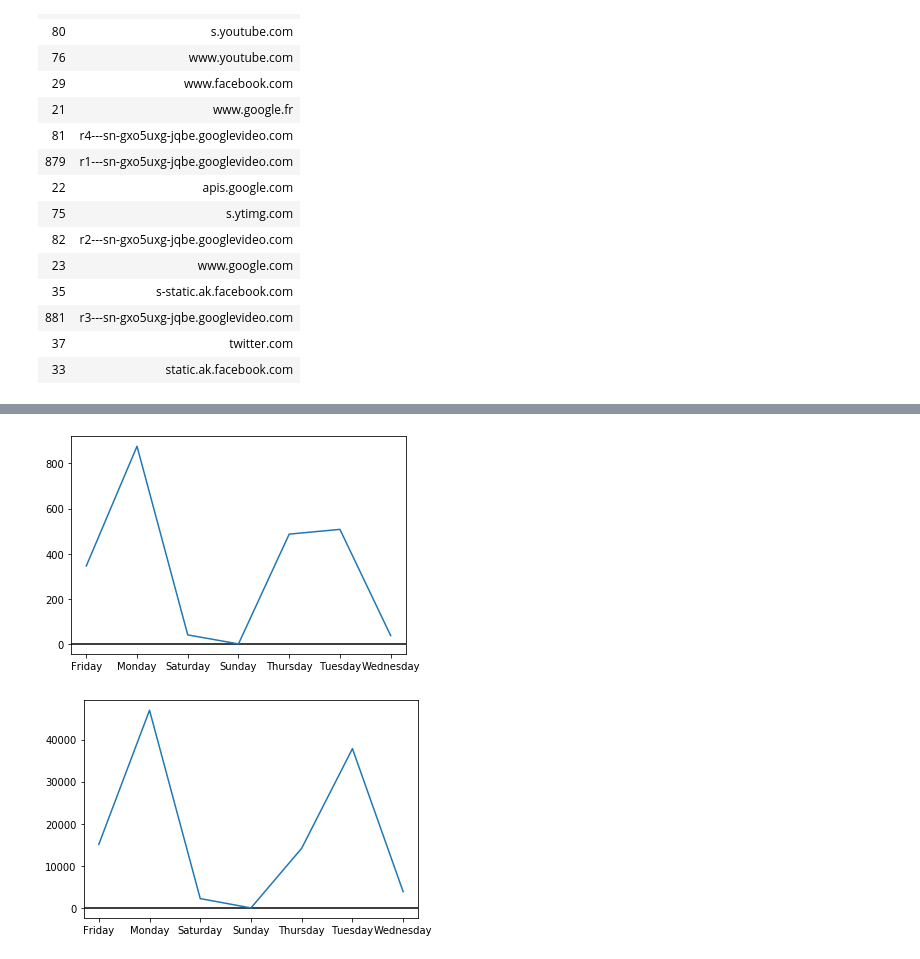
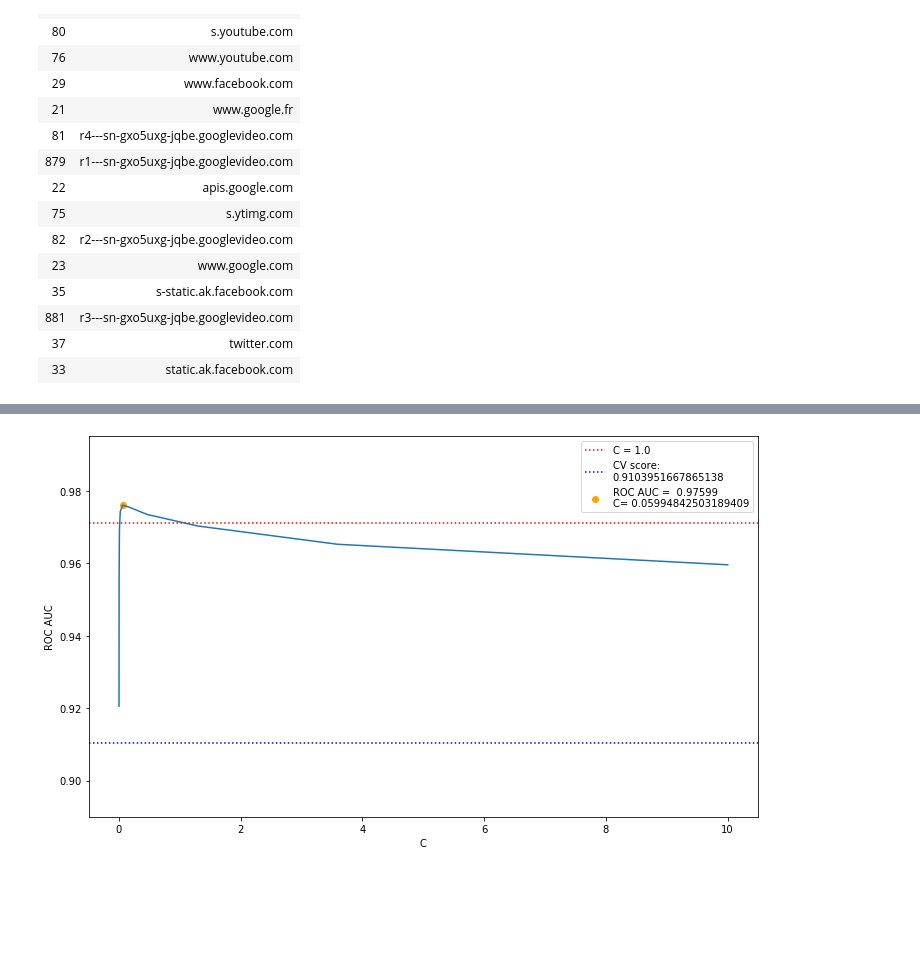
Before and after one commit to koolvn/mlcourse.ai, a Jupyter notebook: competitions/Catch me if you can.ipynb, the cells around one changed output, grey strips where cells are left out. Drawn from its saved outputs; the diff is of its cells as text; code cells hidden in the pictures; blank space fills up the shorter version.

```diff
--- a/competitions/Catch me if you can.ipynb
+++ b/competitions/Catch me if you can.ipynb
@@ -210,0 +267,12 @@ full_sites_sparse = csr_matrix(([1] * sites_flatten.shape[0],
+# %%
+%%time
+# List of possible C-values
+Cs = np.logspace(-3, 1, 10)
+# Cs = [BEST_LOGIT_C, 1]
+
+best_C = {}
+for C in Cs:
+    score = get_auc_lr_valid(X_train, y_train, C=C)
+    best_C.update({score: C})
+
+print(f'Best C = {best_C[max(best_C.keys())]}\nROC_AUC = {max(best_C.keys())}')
@@ -210,0 +285,11 @@ full_sites_sparse = csr_matrix(([1] * sites_flatten.shape[0],
+# %%
+%%time
+time_split = TimeSeriesSplit(n_splits=NUM_TIME_SPLITS)
+logit = LogisticRegression(random_state=SEED, solver='liblinear')
+
+c_values = [best_C[max(best_C.keys())]]
+
+logit_grid_searcher = GridSearchCV(estimator=logit, param_grid={'C': c_values},
+                              scoring='roc_auc', n_jobs=N_JOBS, cv=time_split, verbose=1)
+logit_grid_searcher.fit(X_train, y_train)
+print('CV score', logit_grid_searcher.best_score_)
@@ -210,0 +302,21 @@ full_sites_sparse = csr_matrix(([1] * sites_flatten.shape[0],
+# %%
+plt.figure(figsize=(12,7))
+plt.plot(list(best_C.values()), list(best_C.keys()))
+plt.axhline(score_C_1, ls='dotted', c='red', label='C = 1.0')
+plt.axhline(logit_grid_searcher.best_score_, ls='dotted', c='blue', label=f'CV score:\n{logit_grid_searcher.best_score_}')
+plt.ylabel('ROC AUC')
+plt.xlabel('C')
+# plt.xlim((-0.1,1.75))
+plt.ylim((0.89, 0.995))
+plt.scatter(best_C[max(best_C.keys())], max(best_C.keys()), c='orange', alpha=1, label=f'ROC AUC = {max(best_C.keys()): .6}\nC= {best_C[max(best_C.keys())]}')
+
+# plt.annotate(f'C = {best_C[max(best_C.keys())]: .2}',
+#              xy=(best_C[max(best_C.keys())],
+#                  max(best_C.keys())),
+#              xytext=(best_C[max(best_C.keys())]-0.05,
+#                      max(best_C.keys())+0.0009))
+
+plt.legend()
+plt.show()
+# %% [output]
+[figure, added]
@@ -216,17 +344,13 @@ full_sites_sparse = csr_matrix(([1] * sites_flatten.shape[0],
 # # time_df[(time_df['target']==1) & (time_df['seconds'] >=300)]['target'].count()
 # %%
 # alice_sessions['day'] = alice_sessions['start'].apply(lambda t: t.weekday())
-number_of_sessions_by_weekdays = alice_sessions.groupby(
-    alice_sessions['start'].apply(lambda t: t.day_name()))['seconds'].count()
-duration_of_sessions_by_weekdays = alice_sessions.groupby(
-    alice_sessions['start'].apply(lambda t: t.day_name()))['seconds'].sum()
+# number_of_sessions_by_weekdays = alice_sessions.groupby(
+#     alice_sessions['start'].apply(lambda t: t.day_name()))['seconds'].count()
+# duration_of_sessions_by_weekdays = alice_sessions.groupby(
+#     alice_sessions['start'].apply(lambda t: t.day_name()))['seconds'].sum()
 
-plt.hlines(0, -1, 7)
-plt.plot(number_of_sessions_by_weekdays);
+# plt.hlines(0, -1, 7)
+# plt.plot(number_of_sessions_by_weekdays);
-# %% [output]
-[figure, removed]
 # %%
-plt.hlines(0, -1, 7)
-plt.plot(duration_of_sessions_by_weekdays);
+# plt.hlines(0, -1, 7)
+# plt.plot(duration_of_sessions_by_weekdays);
-# %% [output]
-[figure, removed]
```
Also changed, not shown: parts of 24 cells of this notebook.
